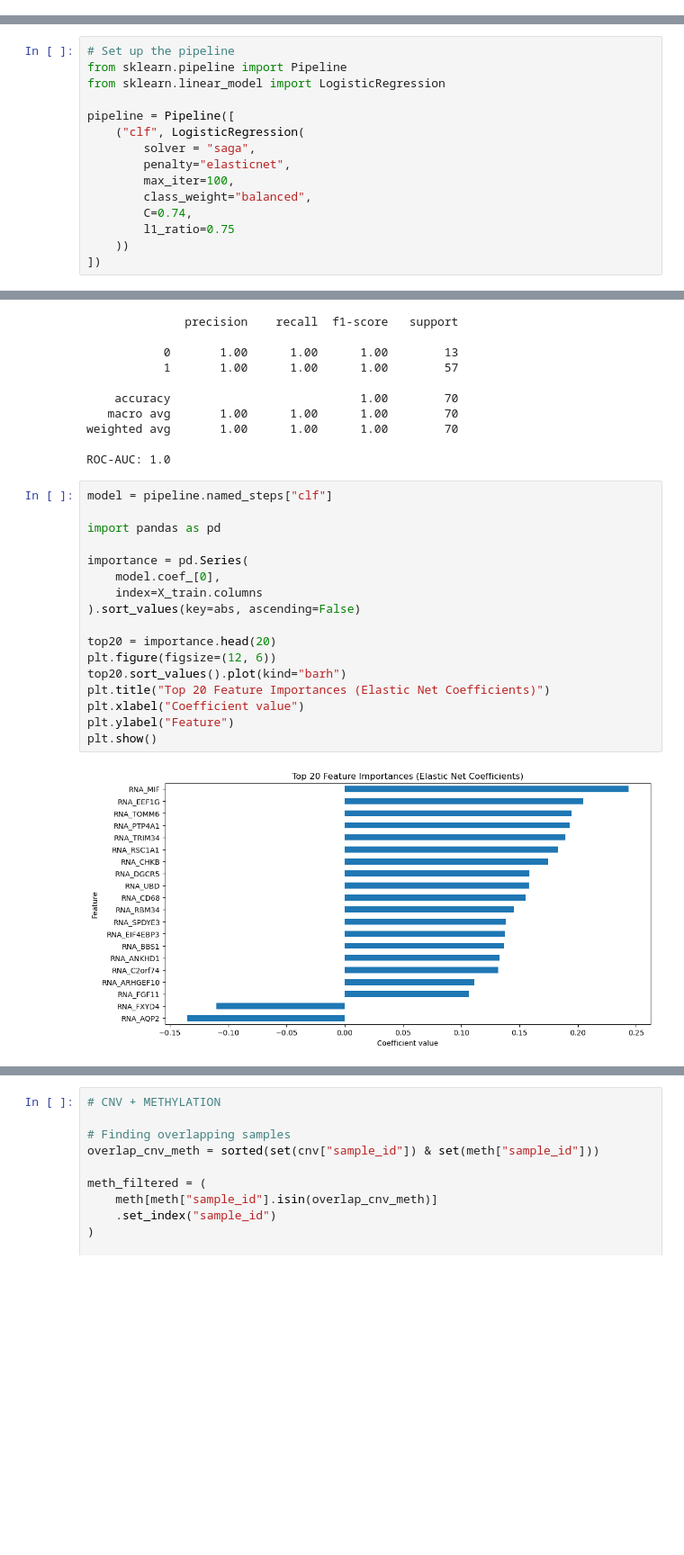
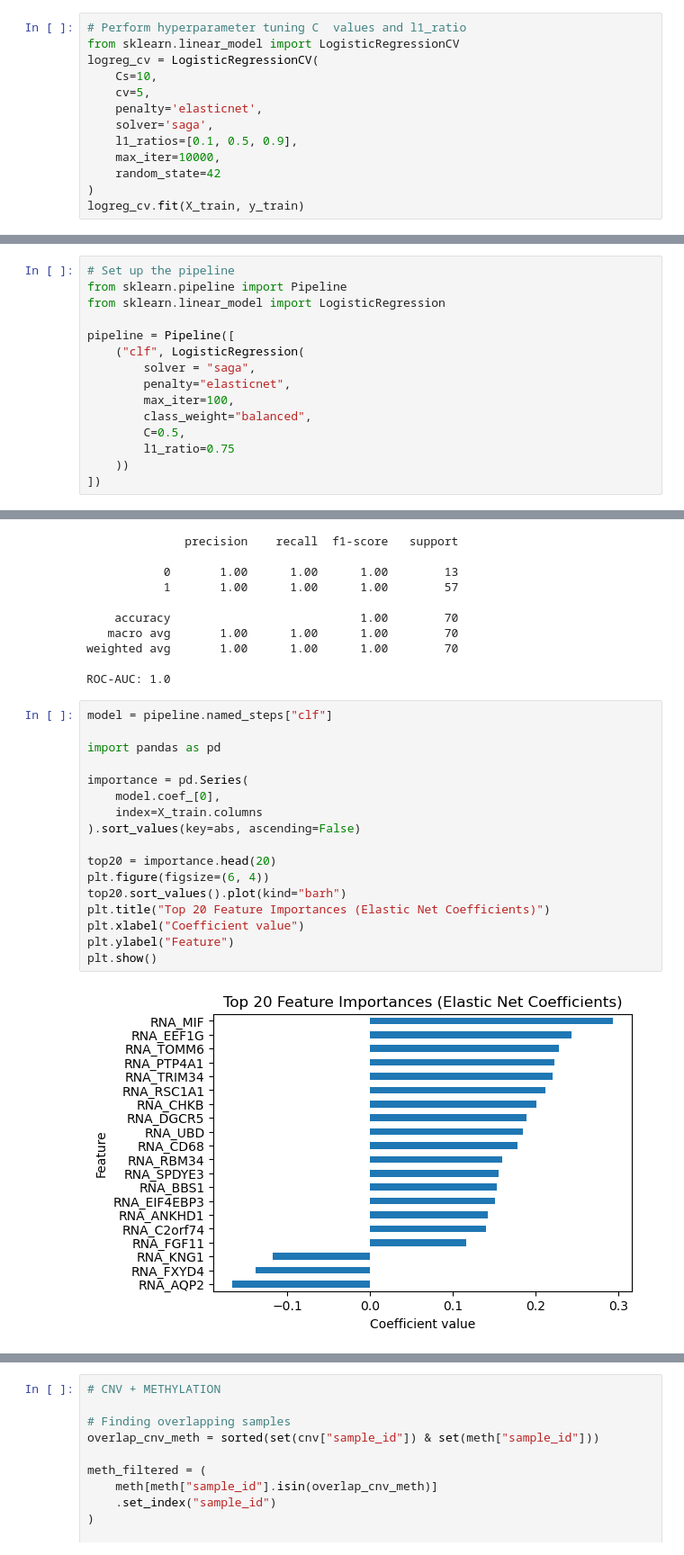
Before and after one commit to ink-github/KIRC_medbioinfo2026, a Jupyter notebook: data_concatenated.ipynb, the cells around one changed output, grey strips where cells are left out. Shown at 90% size. Cells and saved outputs as stored; diff of their text form; blank space fills up the shorter version.

```diff
--- a/data_concatenated.ipynb
+++ b/data_concatenated.ipynb
@@ -119,3 +119,16 @@ X_train, X_test, y_train, y_test = train_test_split(
     stratify=y,
     random_state=42
 )
+# %%
+# Perform hyperparameter tuning C  values and l1_ratio
+from sklearn.linear_model import LogisticRegressionCV
+logreg_cv = LogisticRegressionCV(
+    Cs=10,
+    cv=5,
+    penalty='elasticnet',
+    solver='saga',
+    l1_ratios=[0.1, 0.5, 0.9],
+    max_iter=10000,
+    random_state=42
+)
+logreg_cv.fit(X_train, y_train)
@@ -130,7 +156,7 @@ pipeline = Pipeline([
         penalty="elasticnet",
         max_iter=100,
         class_weight="balanced",
-        C=0.74,
+        C=0.5,
         l1_ratio=0.75
     ))
 ])
@@ -165,19 +191,19 @@ ROC-AUC: 1.0
 # %%
 model = pipeline.named_steps["clf"]
 
 import pandas as pd
 
 importance = pd.Series(
     model.coef_[0],
     index=X_train.columns
 ).sort_values(key=abs, ascending=False)
 
 top20 = importance.head(20)
-plt.figure(figsize=(12, 6))
+plt.figure(figsize=(6, 4))
 top20.sort_values().plot(kind="barh")
 plt.title("Top 20 Feature Importances (Elastic Net Coefficients)")
 plt.xlabel("Coefficient value")
 plt.ylabel("Feature")
 plt.show()
 # %% [output]
-[figure, old version]
+[figure, new version]
```
Also changed, not shown: parts of 10 cells of this notebook, 1 other file.
